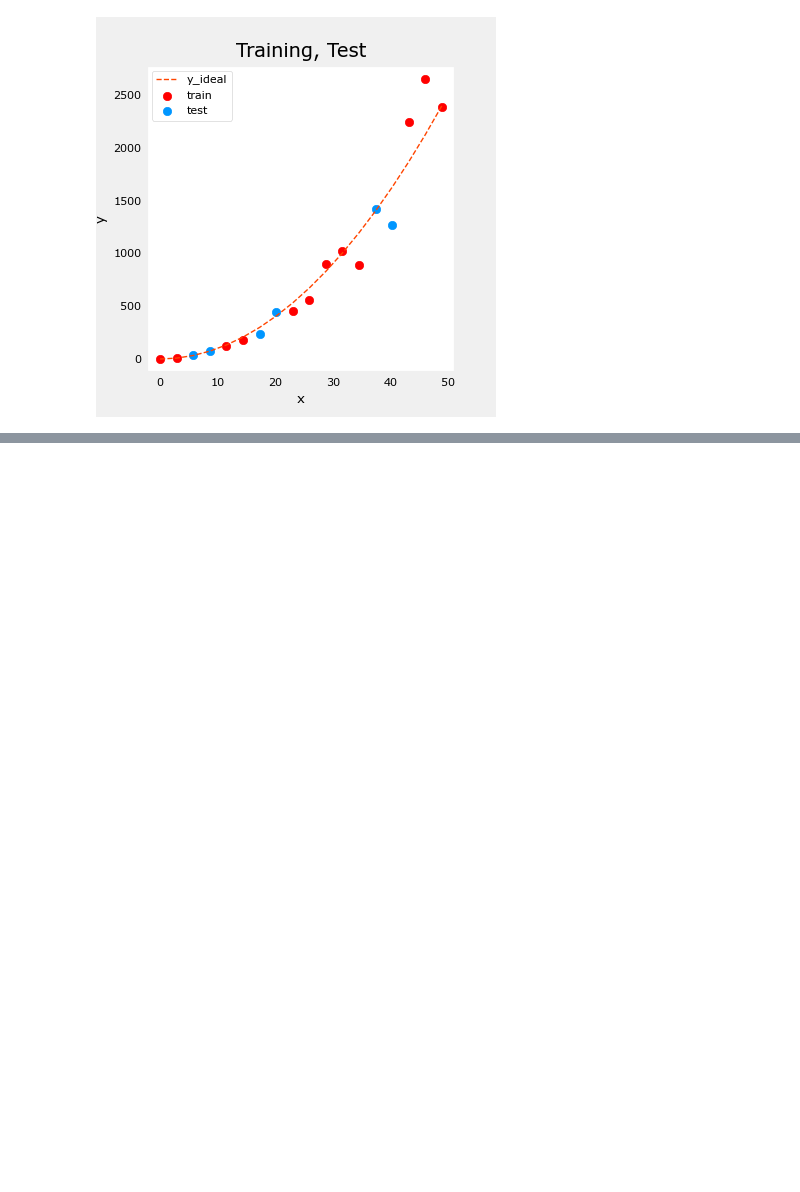
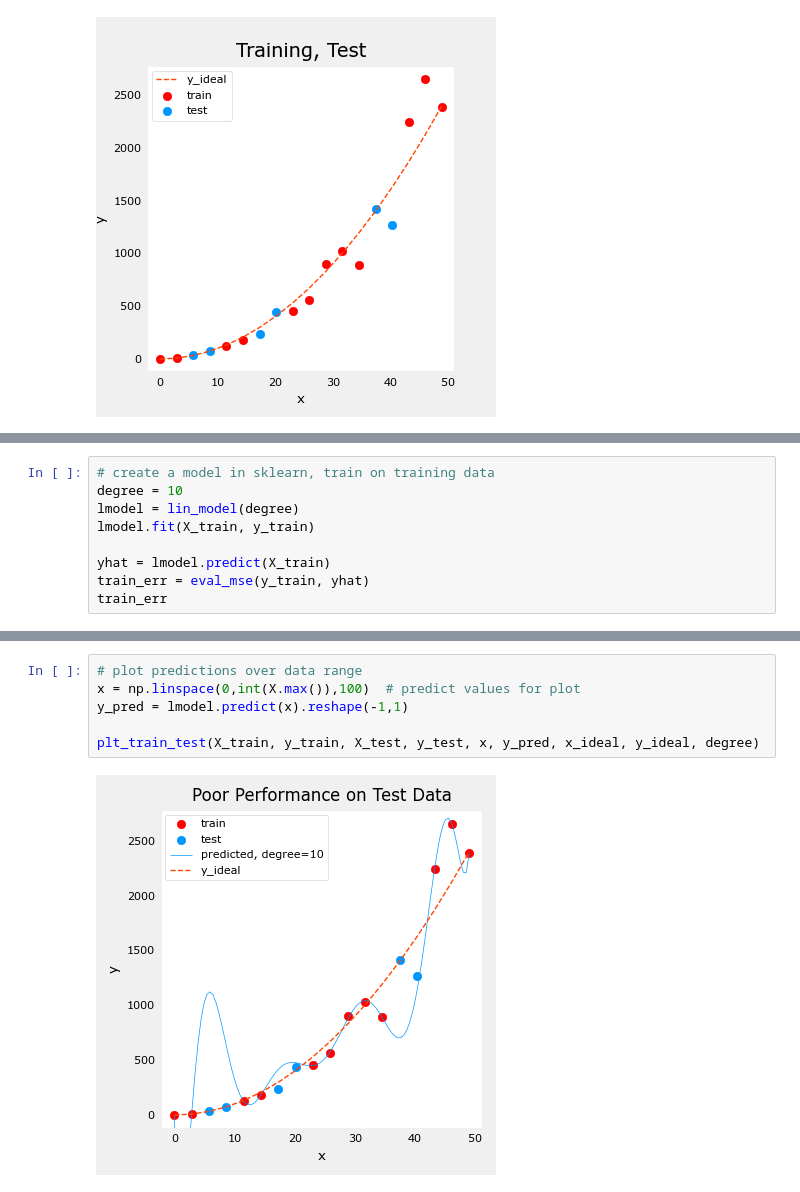
Before and after one commit to ammarlodhi255/ML_spelled_out, a Jupyter notebook: Machine Learning Best Practices/applying_machine_learning_best_practices.ipynb, the cells around one changed output, grey strips where cells are left out. Cells and saved outputs as stored; diff of their text form; blank space fills up the shorter version.

Commit message:
add plots to demonstrate degree and lambda tunning

```diff
--- a/Machine Learning Best Practices/applying_machine_learning_best_practices.ipynb
+++ b/Machine Learning Best Practices/applying_machine_learning_best_practices.ipynb
@@ -52,0 +79,9 @@ plt.show()
+# %%
+# create a model in sklearn, train on training data
+degree = 10
+lmodel = lin_model(degree)
+lmodel.fit(X_train, y_train)
+
+yhat = lmodel.predict(X_train)
+train_err = eval_mse(y_train, yhat)
+train_err
@@ -52,0 +97,8 @@ plt.show()
+# %%
+# plot predictions over data range
+x = np.linspace(0,int(X.max()),100)  # predict values for plot
+y_pred = lmodel.predict(x).reshape(-1,1)
+
+plt_train_test(X_train, y_train, X_test, y_test, x, y_pred, x_ideal, y_ideal, degree)
+# %% [output]
+[figure, added]
```
Also changed, not shown: parts of 15 cells of this notebook.
